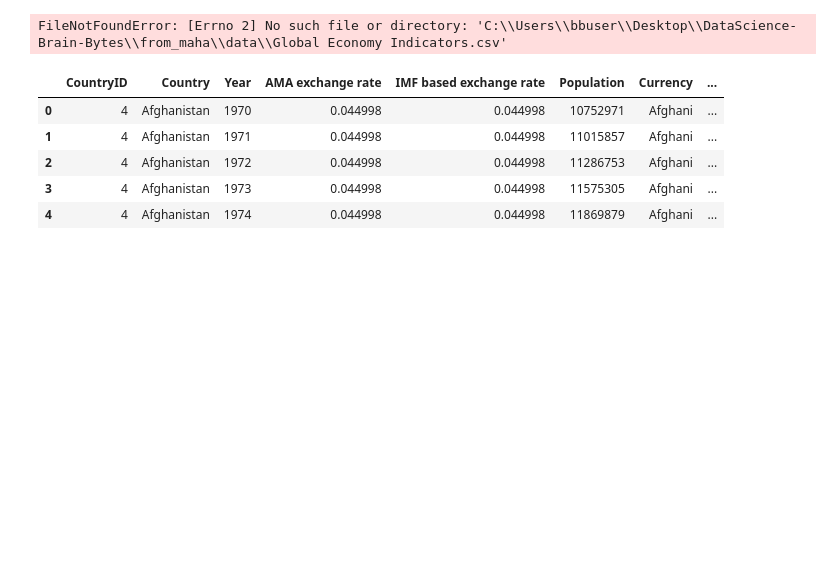
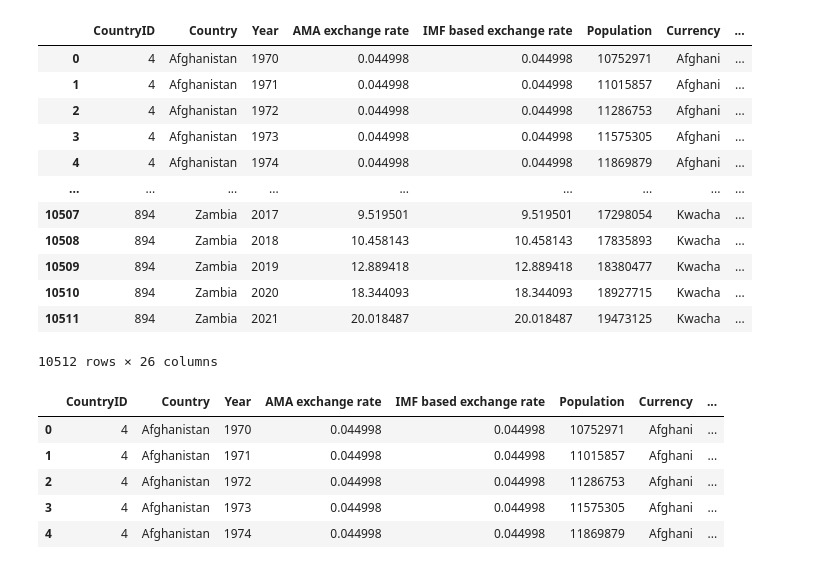
Before and after one commit to khoulaCode/DataScience-Brain-Bytes, a Jupyter notebook: Team_members/from_maha/pandas_practice.ipynb, the cells around one changed output. Saved outputs shown, nothing was run; the diff lists cells and outputs as text; code cells hidden in the pictures; blank space fills up the shorter version.

```diff
--- a/Team_members/from_maha/pandas_practice.ipynb
+++ b/Team_members/from_maha/pandas_practice.ipynb
@@ -3,8 +5,21 @@ import pandas as pd
 # %%
-path=r"C:\Users\bbuser\Desktop\DataScience-Brain-Bytes\from_maha\data\Global Economy Indicators.csv"
-df= pd.read_csv(path, encoding="utf-8")
+path="data/Global Economy Indicators.csv"
+df= pd.read_csv(path)
+df
 # %% [output]
+|  | CountryID | Country | Year | AMA exchange rate | IMF based exchange rate | Population | Currency | ... |
+| 0 | 4 | Afghanistan | 1970 | 0.044998 | 0.044998 | 10752971 | Afghani | ... |
+| 1 | 4 | Afghanistan | 1971 | 0.044998 | 0.044998 | 11015857 | Afghani | ... |
+| 2 | 4 | Afghanistan | 1972 | 0.044998 | 0.044998 | 11286753 | Afghani | ... |
+| 3 | 4 | Afghanistan | 1973 | 0.044998 | 0.044998 | 11575305 | Afghani | ... |
+| 4 | 4 | Afghanistan | 1974 | 0.044998 | 0.044998 | 11869879 | Afghani | ... |
+| ... | ... | ... | ... | ... | ... | ... | ... | ... |
+| 10507 | 894 | Zambia | 2017 | 9.519501 | 9.519501 | 17298054 | Kwacha | ... |
+| 10508 | 894 | Zambia | 2018 | 10.458143 | 10.458143 | 17835893 | Kwacha | ... |
+| 10509 | 894 | Zambia | 2019 | 12.889418 | 12.889418 | 18380477 | Kwacha | ... |
+| 10510 | 894 | Zambia | 2020 | 18.344093 | 18.344093 | 18927715 | Kwacha | ... |
+| 10511 | 894 | Zambia | 2021 | 20.018487 | 20.018487 | 19473125 | Kwacha | ... |
-FileNotFoundError: [Errno 2] No such file or directory: 'C:\\Users\\bbuser\\Desktop\\DataScience-Brain-Bytes\\from_maha\\data\\Global Economy Indicators.csv'
+10512 rows × 26 columns
 # %%
 import pandas as pd
 # %%
```
Also changed, not shown: parts of 4 cells of this notebook.
